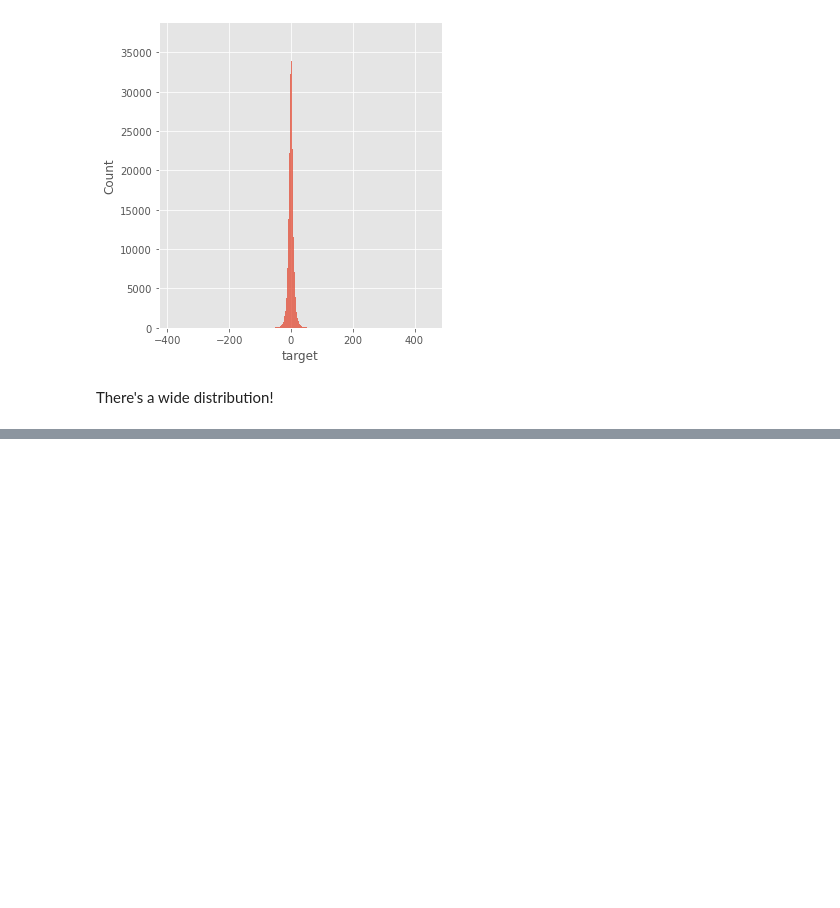
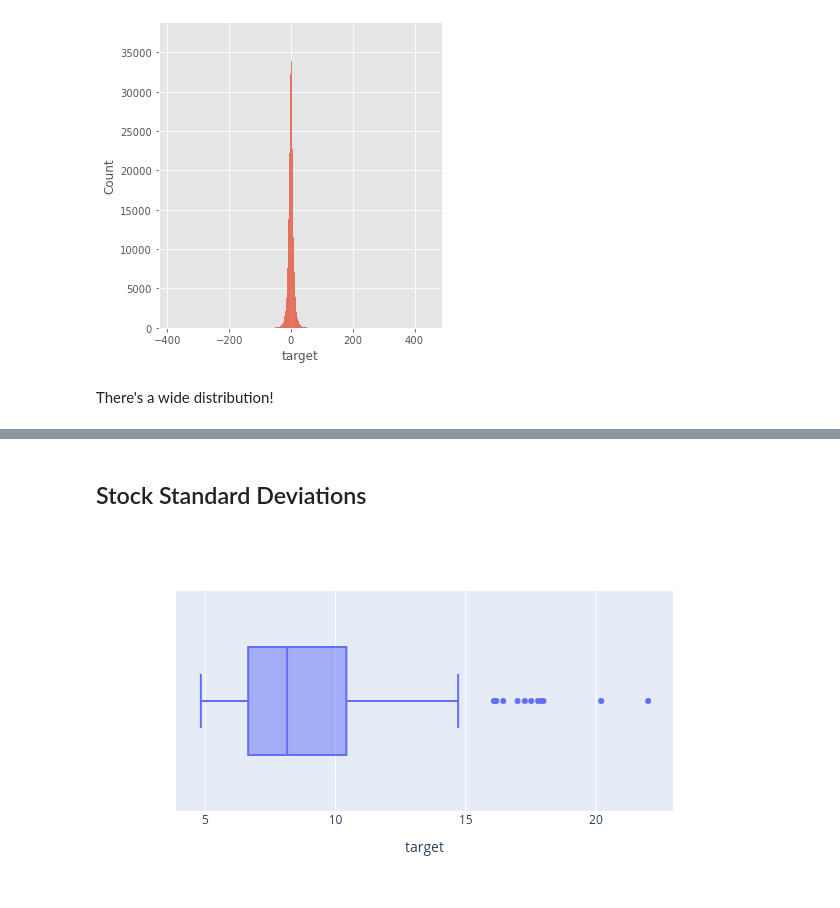
Before and after one commit to brendanfitz/kaggle, a Jupyter notebook: optiver-trading-at-the-close/Optiver EDA.ipynb, the cells around one changed output, grey strips where cells are left out. Cells and saved outputs as stored; diff of their text form; code cells hidden in the pictures; blank space fills up the shorter version.

```diff
--- a/optiver-trading-at-the-close/Optiver EDA.ipynb
+++ b/optiver-trading-at-the-close/Optiver EDA.ipynb
@@ -105,0 +122,8 @@ max            446.07
+# %% [markdown]
+## Stock Standard Deviations
+# %%
+std = train.groupby('stock_id', as_index=False).target.agg('std')
+fig = px.box(std, x="target")
+fig.show()
+# %% [output]
+[figure, added]
```
Also changed, not shown: parts of 7 cells of this notebook, 1 other file.
